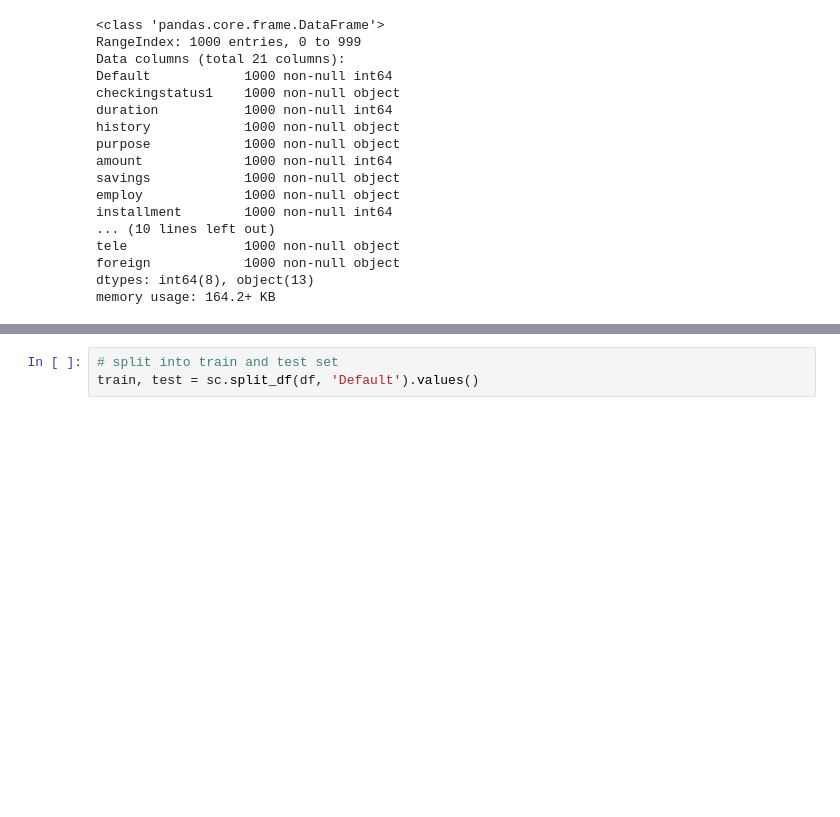
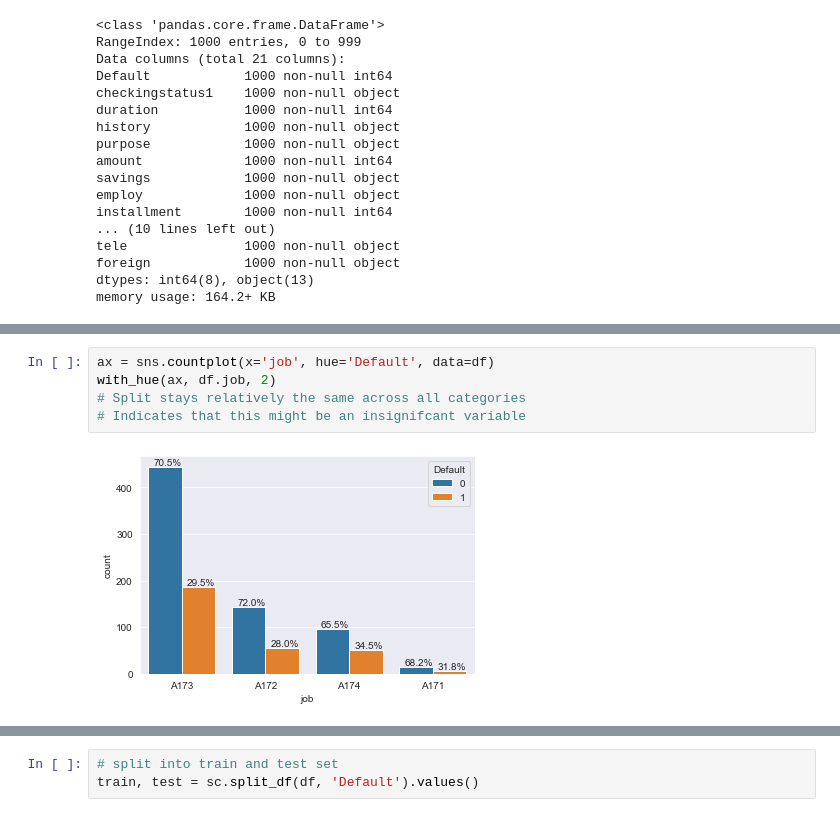
Before and after one commit to Alex0896/Credit-Scorecard-Project, a Jupyter notebook: Example Attempt 2/Scorecard Example 2.ipynb, the cells around one changed output, grey strips where cells are left out. Drawn from its saved outputs; the diff is of its cells as text; blank space fills up the shorter version.

```diff
--- a/Example Attempt 2/Scorecard Example 2.ipynb
+++ b/Example Attempt 2/Scorecard Example 2.ipynb
@@ -59,3 +92,10 @@ df.describe()
+# %%
+ax = sns.countplot(x='job', hue='Default', data=df)
+with_hue(ax, df.job, 2)
+# Split stays relatively the same across all categories
+# Indicates that this might be an insignifcant variable
+# %% [output]
+[figure, added]
 # %%
 bins = sc.woebin(df, 'Default')
 # %% [output]
```
Also changed, not shown: parts of 11 cells of this notebook.
